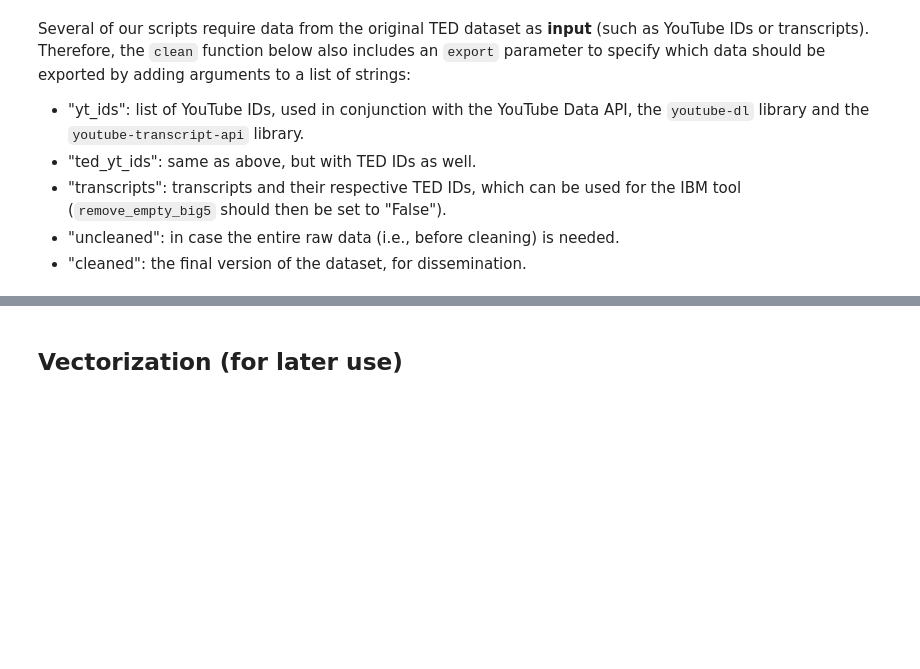
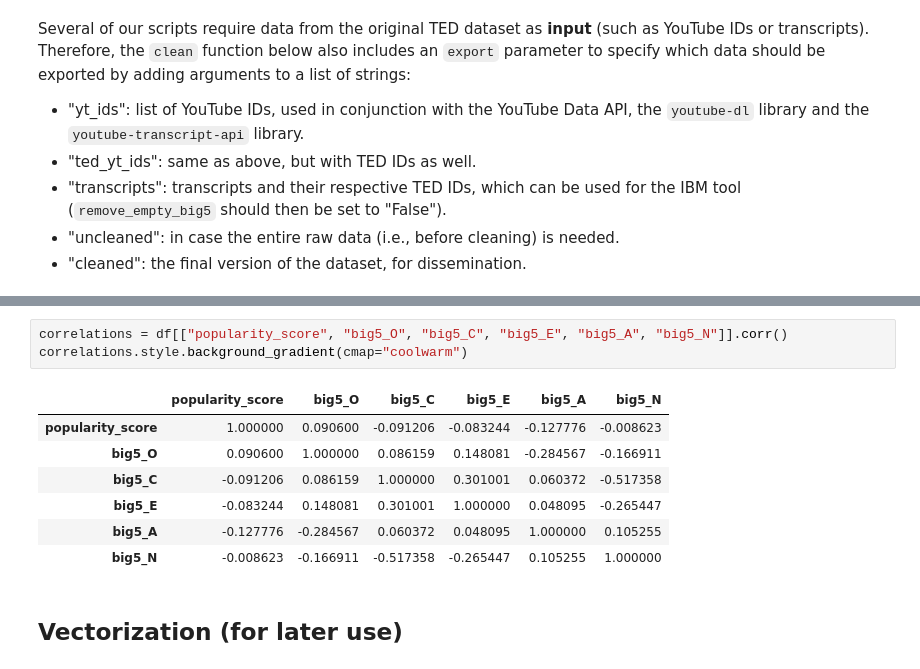
Before and after one commit to spycherf/TEDTalksLeadership, a Jupyter notebook: notebook.ipynb, the cells around one changed output, grey strips where cells are left out. Saved outputs shown, nothing was run; the diff lists cells and outputs as text; blank space fills up the shorter version.

```diff
--- a/notebook.ipynb
+++ b/notebook.ipynb
@@ -300,3 +317,14 @@ ENGLISH TALKS (post-cleaning): 38282
+# %%
+correlations = df[["popularity_score", "big5_O", "big5_C", "big5_E", "big5_A", "big5_N"]].corr()
+correlations.style.background_gradient(cmap="coolwarm")
+# %% [output]
+|  | popularity_score | big5_O | big5_C | big5_E | big5_A | big5_N |
+| popularity_score | 1.000000 | 0.090600 | -0.091206 | -0.083244 | -0.127776 | -0.008623 |
+| big5_O | 0.090600 | 1.000000 | 0.086159 | 0.148081 | -0.284567 | -0.166911 |
+| big5_C | -0.091206 | 0.086159 | 1.000000 | 0.301001 | 0.060372 | -0.517358 |
+| big5_E | -0.083244 | 0.148081 | 0.301001 | 1.000000 | 0.048095 | -0.265447 |
+| big5_A | -0.127776 | -0.284567 | 0.060372 | 0.048095 | 1.000000 | 0.105255 |
+| big5_N | -0.008623 | -0.166911 | -0.517358 | -0.265447 | 0.105255 | 1.000000 |
 # %% [markdown]
 ## Vectorization (for later use)
 # %% [markdown]
```
Also changed, not shown: parts of 13 cells of this notebook, 16 other files.
